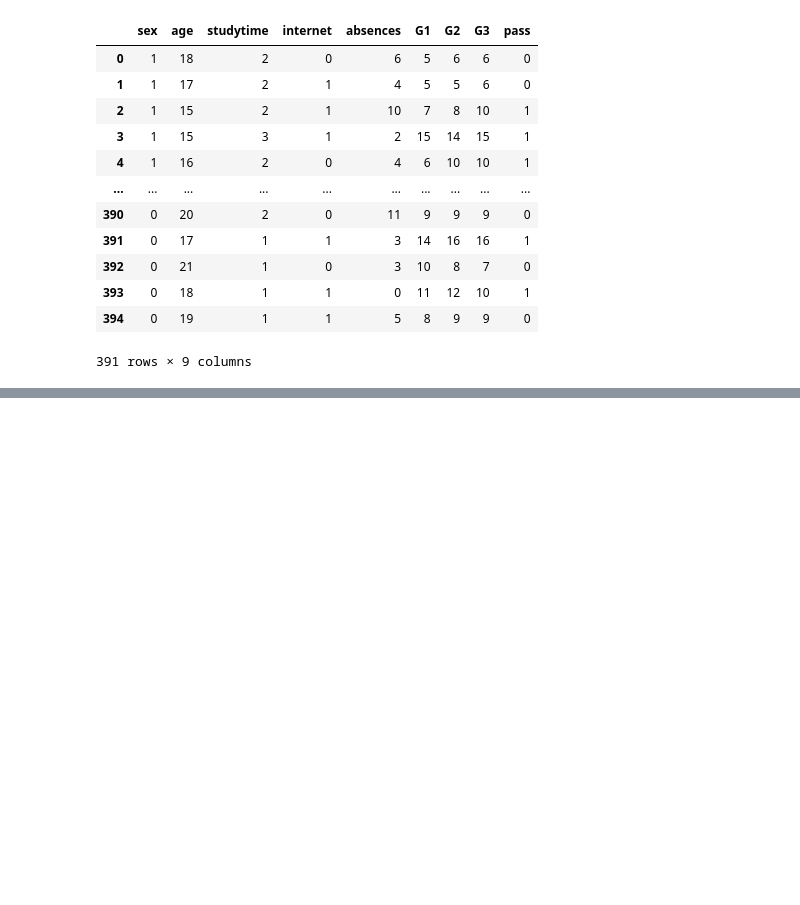
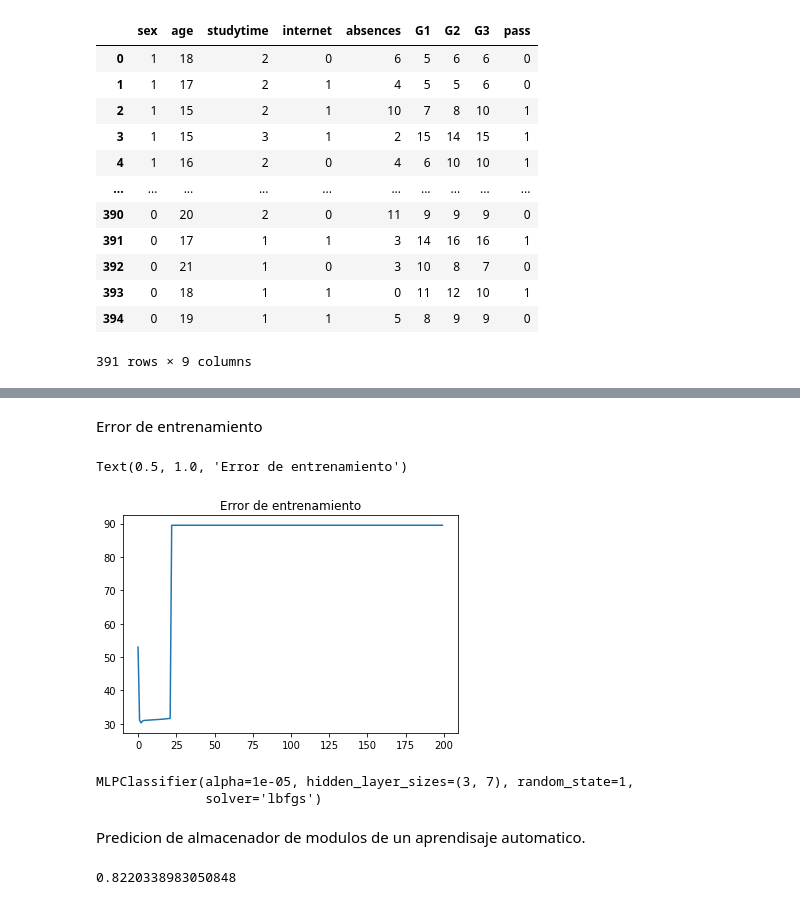
Before and after one commit to k1hector159/REDES-NEURONALES, a Jupyter notebook: RENDICION_ACADEMICO_RN.ipynb, the cells around one changed output, grey strips where cells are left out. Cells and saved outputs as stored; diff of their text form; code cells hidden in the pictures; blank space fills up the shorter version.

```diff
--- a/RENDICION_ACADEMICO_RN.ipynb
+++ b/RENDICION_ACADEMICO_RN.ipynb
@@ -83,0 +224,4 @@ train
+# %%
+pca = PCA(n_components=8)
+pca.fit(trainDatax)
+print(pca.explained_variance_ratio_)
@@ -83,0 +255,3 @@ train
+# %%
+trainDatay=trainDatay.to_numpy()
+x_train, x_test, y_train, y_test= train_test_split(trainDatax, trainDatay, test_size=0.3)
@@ -83,0 +391,38 @@ train
+# %%
+# parametros
+neuronasC1=3
+neuronasC2=7 #2n+1 Regla de Kolmorogov
+neuronasC3=2
+factorAprendizaje=0.5
+alpha=1.05 # aumentar el factor de aprendizaje
+rho=0.95 #disminuir el factor de aprendizaje
+max_it=200
+error=0.5
+# %% [markdown]
+Error de entrenamiento
+# %%
+
+pesosCS, pesosCO1, pesosCO2, pesosCO3, tc1, tc2, tc3, tcs, errorVec=backpropagation(x_train,
+ y_train,factorAprendizaje, error, max_it, alpha, rho, neuronasC1, neuronasC2, neuronasC3)
+# %%
+import matplotlib.pyplot as plt
+plt.plot(errorVec)
+plt.title("Error de entrenamiento")
+# %% [output]
+Text(0.5, 1.0, 'Error de entrenamiento')
+[figure, added]
+# %%
+
+from sklearn.neural_network import MLPClassifier
+clf=MLPClassifier(solver='lbfgs', alpha=1e-5,hidden_layer_sizes=(neuronasC1, neuronasC2),random_state=1)
+clf.fit(x_train, y_train)
+# %% [output]
+MLPClassifier(alpha=1e-05, hidden_layer_sizes=(3, 7), random_state=1,
+              solver='lbfgs')
+# %% [markdown]
+Predicion de almacenador de modulos de un aprendisaje automatico.
+# %%
+
+clf.score(x_test, y_test)
+# %% [output]
+0.8220338983050848
```
Also changed, not shown: parts of 21 cells of this notebook.
